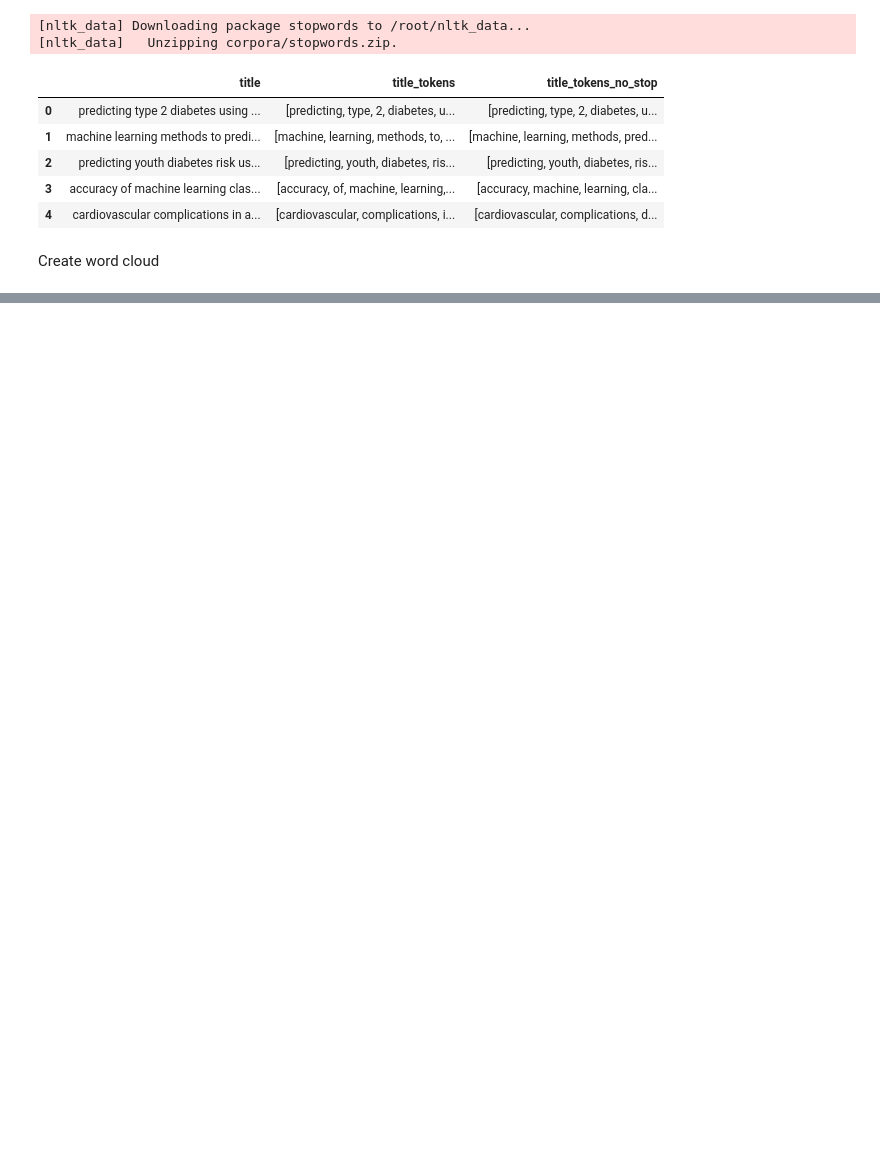
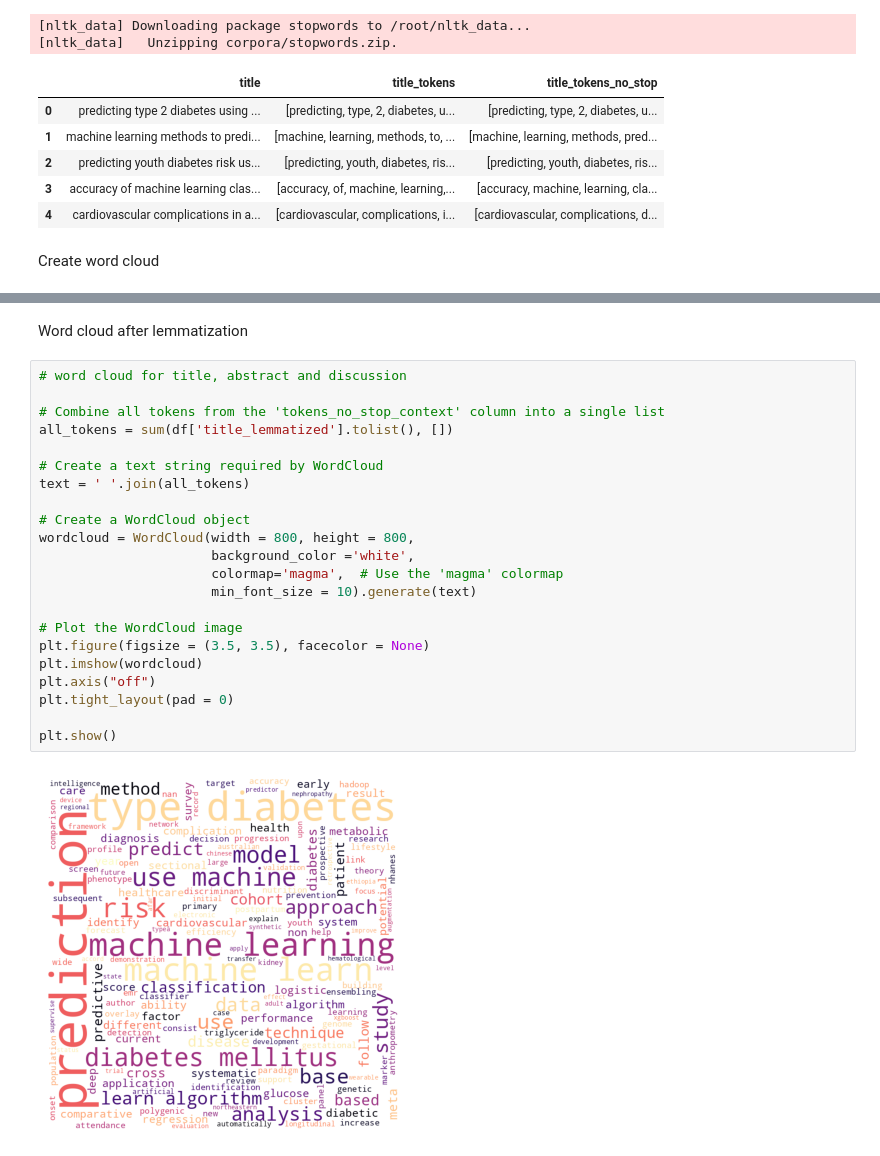
Before and after one commit to Yutong-Lu/A-Machine-Learning-Approach-for-Diabetes-Prediction-in-the-Canadian-Population, a Jupyter notebook: NLP_cleaning_and_word_cloud.ipynb, the cells around one changed output, grey strips where cells are left out. Drawn from its saved outputs; the diff is of its cells as text; blank space fills up the shorter version.

```diff
--- a/NLP_cleaning_and_word_cloud.ipynb
+++ b/NLP_cleaning_and_word_cloud.ipynb
@@ -231,0 +263,26 @@ plt.show()
+# %% [markdown]
+Word cloud after lemmatization
+# %%
+# word cloud for title, abstract and discussion
+
+# Combine all tokens from the 'tokens_no_stop_context' column into a single list
+all_tokens = sum(df['title_lemmatized'].tolist(), [])
+
+# Create a text string required by WordCloud
+text = ' '.join(all_tokens)
+
+# Create a WordCloud object
+wordcloud = WordCloud(width = 800, height = 800,
+                      background_color ='white',
+                      colormap='magma',  # Use the 'magma' colormap
+                      min_font_size = 10).generate(text)
+
+# Plot the WordCloud image
+plt.figure(figsize = (3.5, 3.5), facecolor = None)
+plt.imshow(wordcloud)
+plt.axis("off")
+plt.tight_layout(pad = 0)
+
+plt.show()
+# %% [output]
+[figure, added]
```
Also changed, not shown: parts of 10 cells of this notebook.
